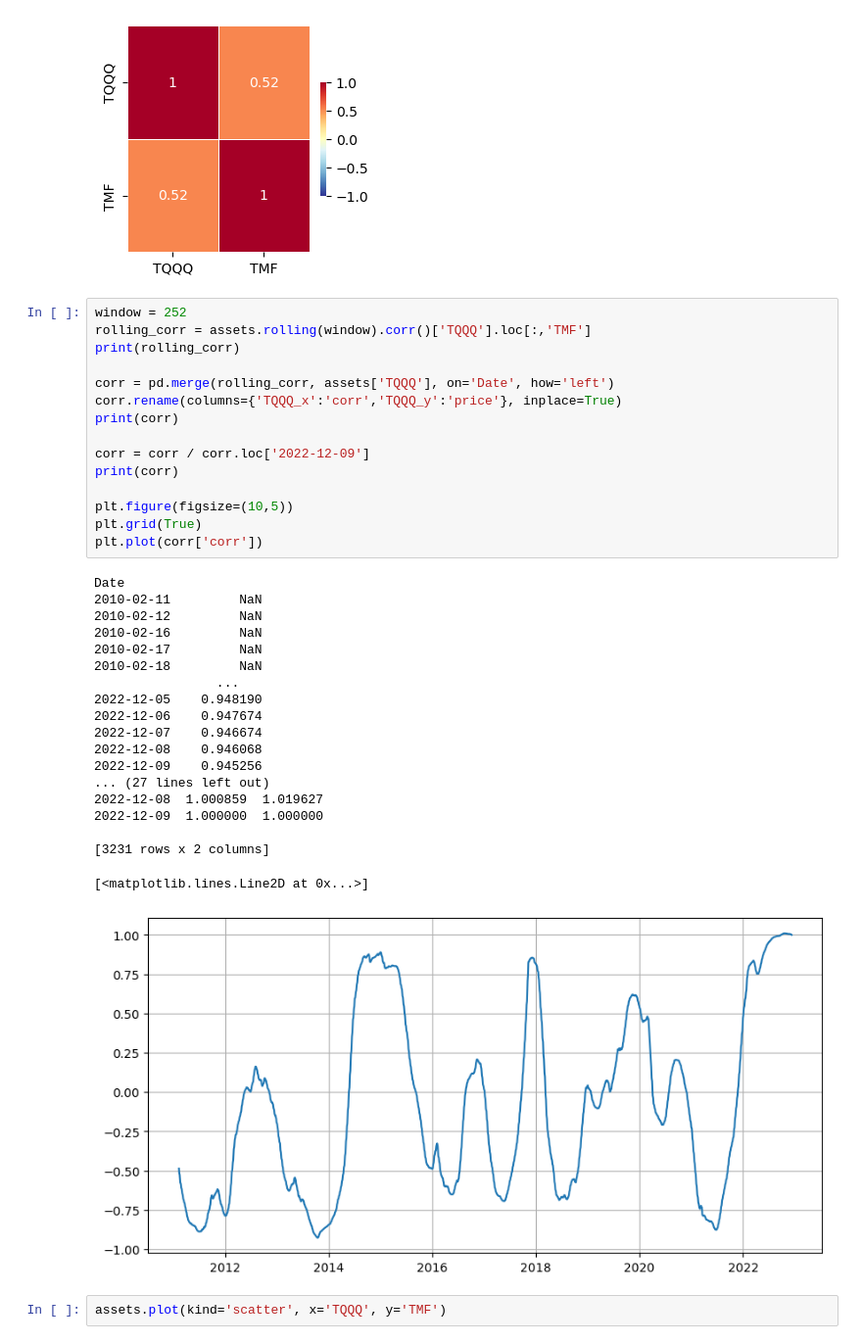
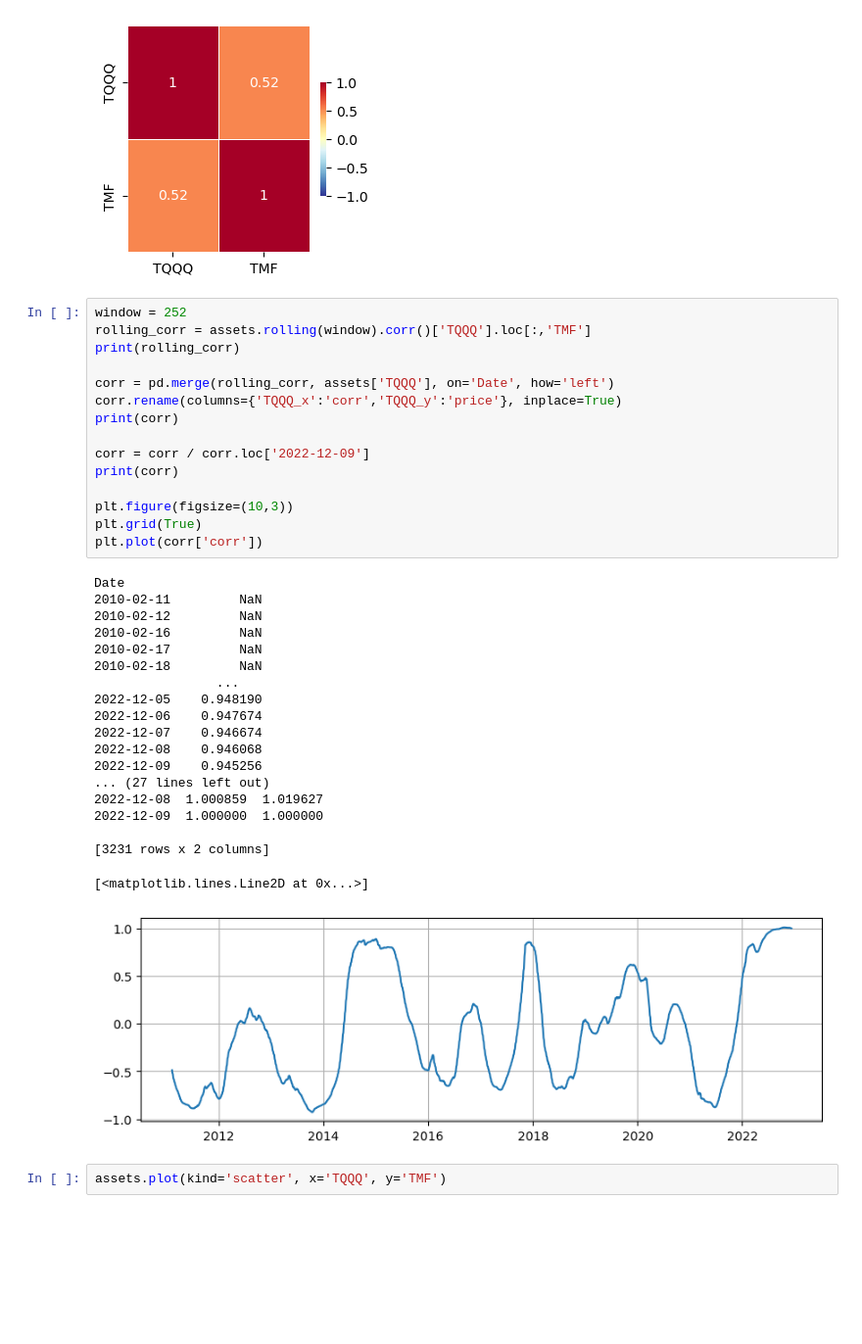
Before and after one commit to unius1004/DualMomentum, a Jupyter notebook: analyze.ipynb, the cells around one changed output. Shown: that part at 98% size. Saved outputs shown, nothing was run; the diff lists cells and outputs as text; blank space fills up the shorter version.

```diff
--- a/analyze.ipynb
+++ b/analyze.ipynb
@@ -73,35 +73,35 @@ rolling_corr = assets.rolling(window).corr()['TQQQ'].loc[:,'TMF']
 print(rolling_corr)
 
 corr = pd.merge(rolling_corr, assets['TQQQ'], on='Date', how='left')
 corr.rename(columns={'TQQQ_x':'corr','TQQQ_y':'price'}, inplace=True)
 print(corr)
 
 corr = corr / corr.loc['2022-12-09']
 print(corr)
 
-plt.figure(figsize=(10,5))
+plt.figure(figsize=(10,3))
 plt.grid(True)
 plt.plot(corr['corr'])
 # %% [output]
 Date
 2010-02-11         NaN
 2010-02-12         NaN
 2010-02-16         NaN
 2010-02-17         NaN
 2010-02-18         NaN
                 ...
 2022-12-05    0.948190
 2022-12-06    0.947674
 2022-12-07    0.946674
 2022-12-08    0.946068
 2022-12-09    0.945256
 ... (27 lines left out)
 2022-12-08  1.000859  1.019627
 2022-12-09  1.000000  1.000000
 
 [3231 rows x 2 columns]
 [<matplotlib.lines.Line2D at 0x...>]
-[figure, old version]
+[figure, new version]
 # %%
 assets.plot(kind='scatter', x='TQQQ', y='TMF')
 # %% [output]
```
